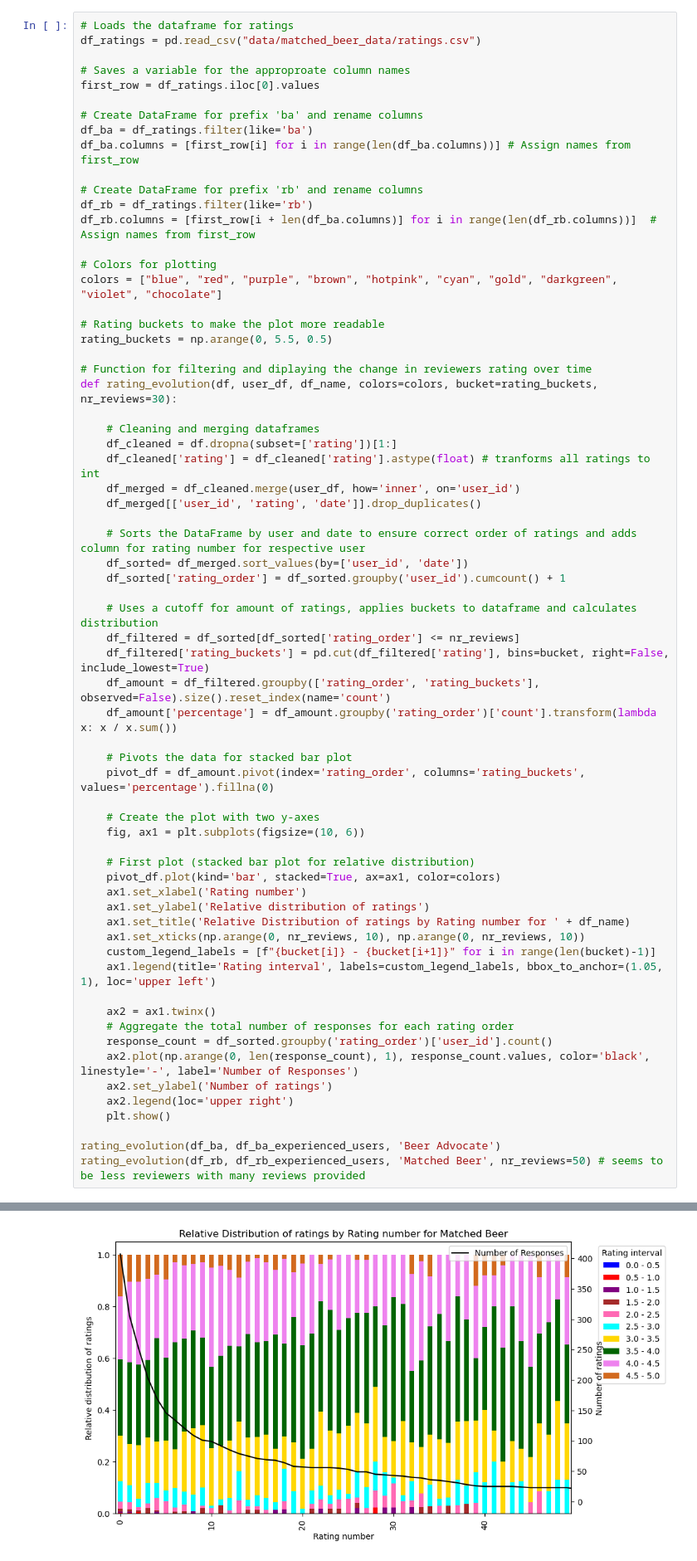
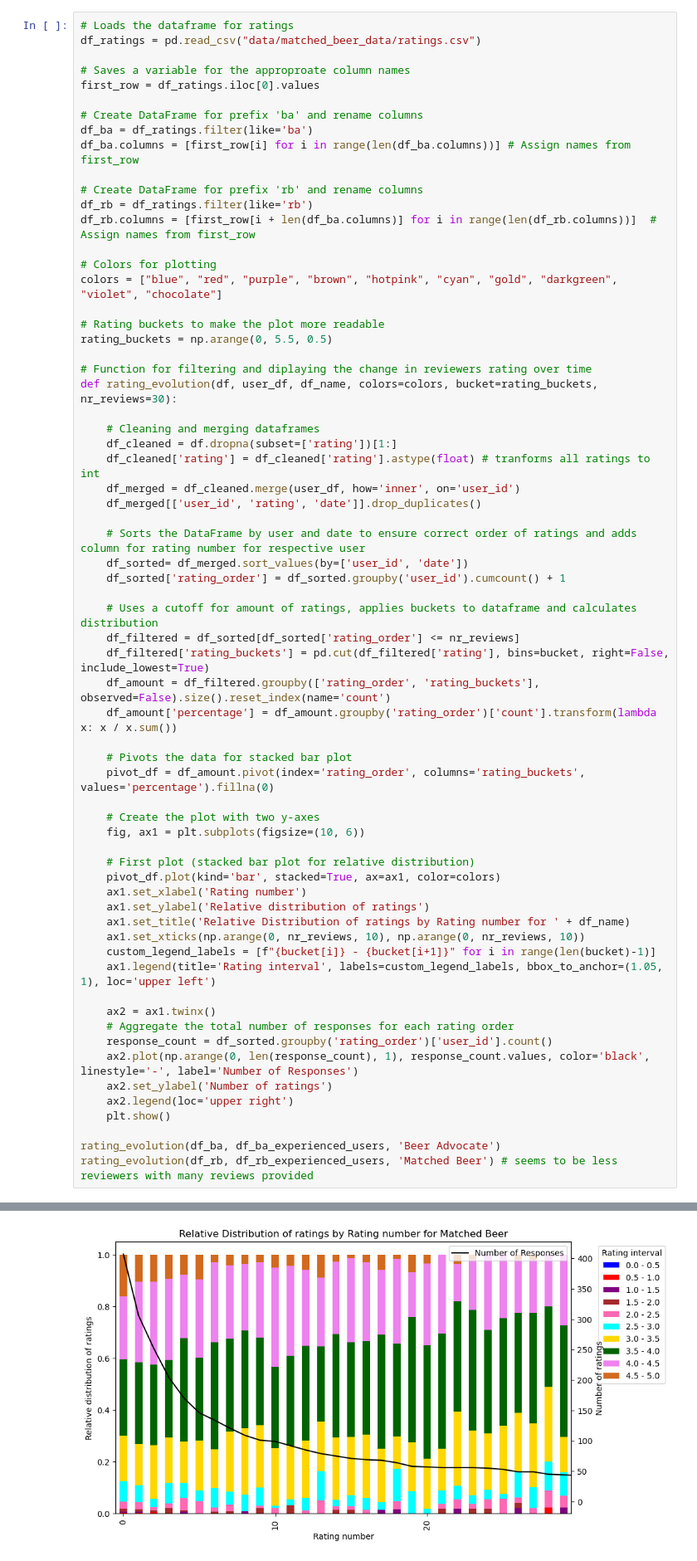
Before and after one commit to epfl-ada/ada-2024-project-thefivedatawranglers, a Jupyter notebook: analysis.ipynb, the cells around one changed output, grey strips where cells are left out. Shown at 83% size. Cells and saved outputs as stored; diff of their text form.

```diff
--- a/analysis.ipynb
+++ b/analysis.ipynb
@@ -92,32 +92,32 @@ def rating_evolution(df, user_df, df_name, colors=colors, bucket=rating_buckets,
     # First plot (stacked bar plot for relative distribution)
     pivot_df.plot(kind='bar', stacked=True, ax=ax1, color=colors)
     ax1.set_xlabel('Rating number')
     ax1.set_ylabel('Relative distribution of ratings')
     ax1.set_title('Relative Distribution of ratings by Rating number for ' + df_name)
     ax1.set_xticks(np.arange(0, nr_reviews, 10), np.arange(0, nr_reviews, 10))
     custom_legend_labels = [f"{bucket[i]} - {bucket[i+1]}" for i in range(len(bucket)-1)]
     ax1.legend(title='Rating interval', labels=custom_legend_labels, bbox_to_anchor=(1.05, 1), loc='upper left')
 
     ax2 = ax1.twinx()
     # Aggregate the total number of responses for each rating order
     response_count = df_sorted.groupby('rating_order')['user_id'].count()
     ax2.plot(np.arange(0, len(response_count), 1), response_count.values, color='black', linestyle='-', label='Number of Responses')
     ax2.set_ylabel('Number of ratings')
     ax2.legend(loc='upper right')
     plt.show()
 
 rating_evolution(df_ba, df_ba_experienced_users, 'Beer Advocate')
-rating_evolution(df_rb, df_rb_experienced_users, 'Matched Beer', nr_reviews=50) # seems to be less reviewers with many reviews provided
+rating_evolution(df_rb, df_rb_experienced_users, 'Matched Beer') # seems to be less reviewers with many reviews provided
 # %% [output]
 A value is trying to be set on a copy of a slice from a DataFrame.
 Try using .loc[row_indexer,col_indexer] = value instead
 
 See the caveats in the documentation: https://pandas.pydata.org/pandas-docs/stable/user_guide/indexing.html#returning-a-view-versus-a-copy
   df_filtered['rating_buckets'] = pd.cut(df_filtered['rating'], bins=bucket, right=False, include_lowest=True)
 [figure]
 A value is trying to be set on a copy of a slice from a DataFrame.
 Try using .loc[row_indexer,col_indexer] = value instead
 
 See the caveats in the documentation: https://pandas.pydata.org/pandas-docs/stable/user_guide/indexing.html#returning-a-view-versus-a-copy
   df_filtered['rating_buckets'] = pd.cut(df_filtered['rating'], bins=bucket, right=False, include_lowest=True)
-[figure, old version]
+[figure, new version]
```
